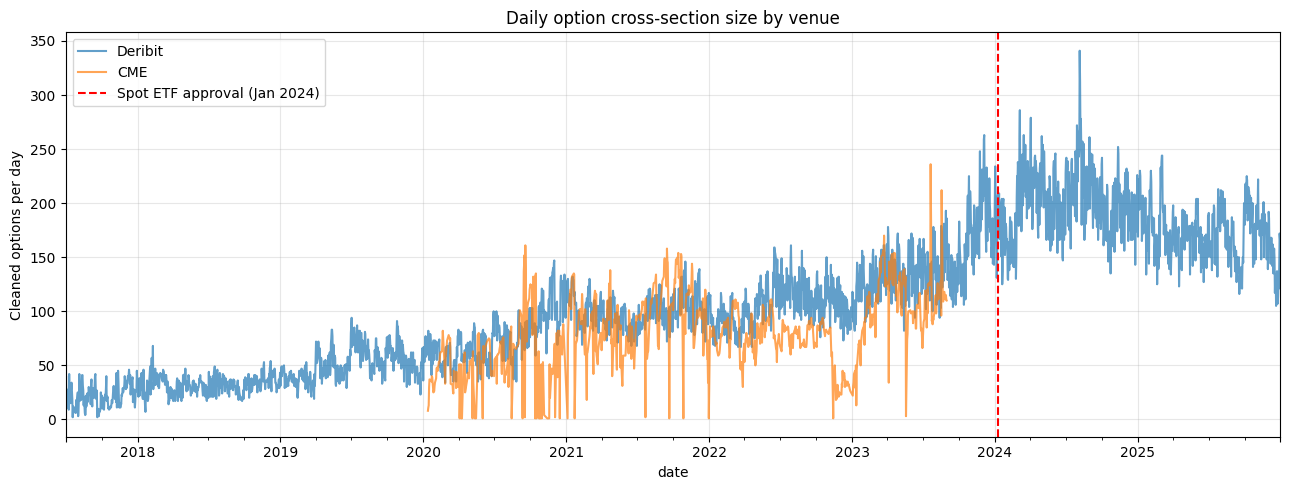
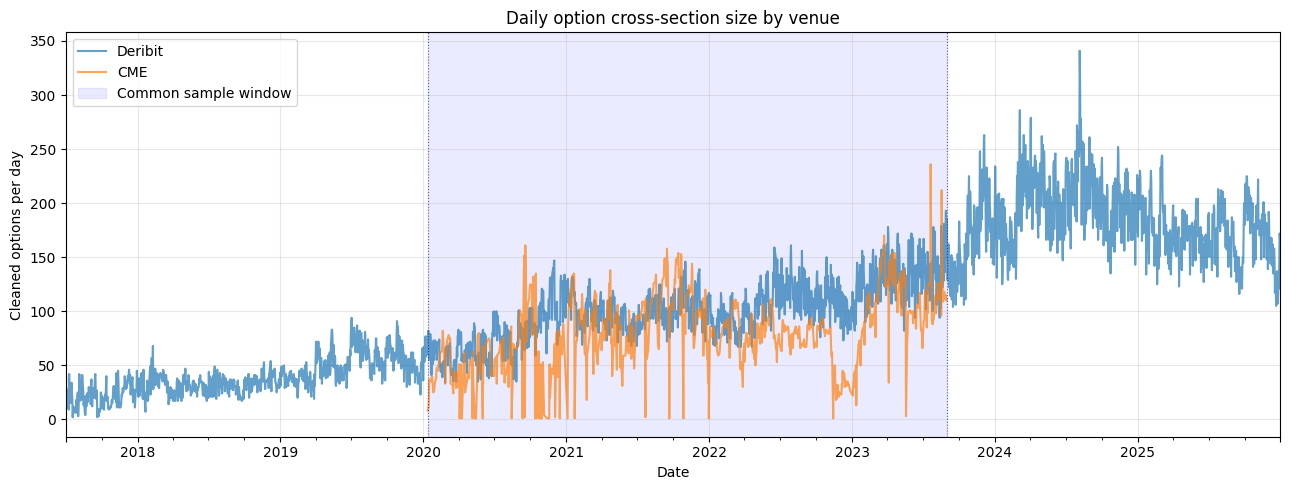
The change to this notebook cell's code, shown as a diff; its figure went from the first image to the second:
--- before
+++ after
@@ -1,2 +1,5 @@
+SAMPLE_START = pd.Timestamp('2020-01-13')
+SAMPLE_END   = pd.Timestamp('2023-08-31')
+
 daily_cme = cme.groupby('date').size().rename('CME')
 daily_der = der.groupby('date').size().rename('Deribit')
@@ -5,14 +8,26 @@
 daily_der.plot(ax=ax, label='Deribit', alpha=0.7)
 daily_cme.plot(ax=ax, label='CME', alpha=0.7)
-ax.axvline(pd.Timestamp('2024-01-10'), color='red', linestyle='--',
-           label='Spot ETF approval (Jan 2024)')
+
+ax.axvspan(SAMPLE_START, SAMPLE_END, alpha=0.08, color='blue', label='Common sample window')
+ax.axvline(SAMPLE_START, color='navy', linestyle=':', linewidth=0.8, alpha=0.6)
+ax.axvline(SAMPLE_END, color='navy', linestyle=':', linewidth=0.8, alpha=0.6)
+
 ax.set_ylabel('Cleaned options per day')
+ax.set_xlabel('Date')
 ax.set_title('Daily option cross-section size by venue')
-ax.legend()
+ax.legend(loc='upper left')
 plt.tight_layout()
 plt.savefig(FIG_DIR / 'fig_daily_option_counts.png', dpi=150)
 plt.show()
 
-print("Median per day:")
+# Full data
+print("Median per day (full data):")
 print(f"  CME:     {daily_cme.median():>6.0f}")
 print(f"  Deribit: {daily_der.median():>6.0f}")
+
+# Common window only
+cw_cme = daily_cme[(daily_cme.index >= SAMPLE_START) & (daily_cme.index <= SAMPLE_END)]
+cw_der = daily_der[(daily_der.index >= SAMPLE_START) & (daily_der.index <= SAMPLE_END)]
+print(f"\nMedian per day (common window only):")
+print(f"  CME:     {cw_cme.median():>6.0f}")
+print(f"  Deribit: {cw_der.median():>6.0f}")

Commit: Notebook 01 Update Common Window